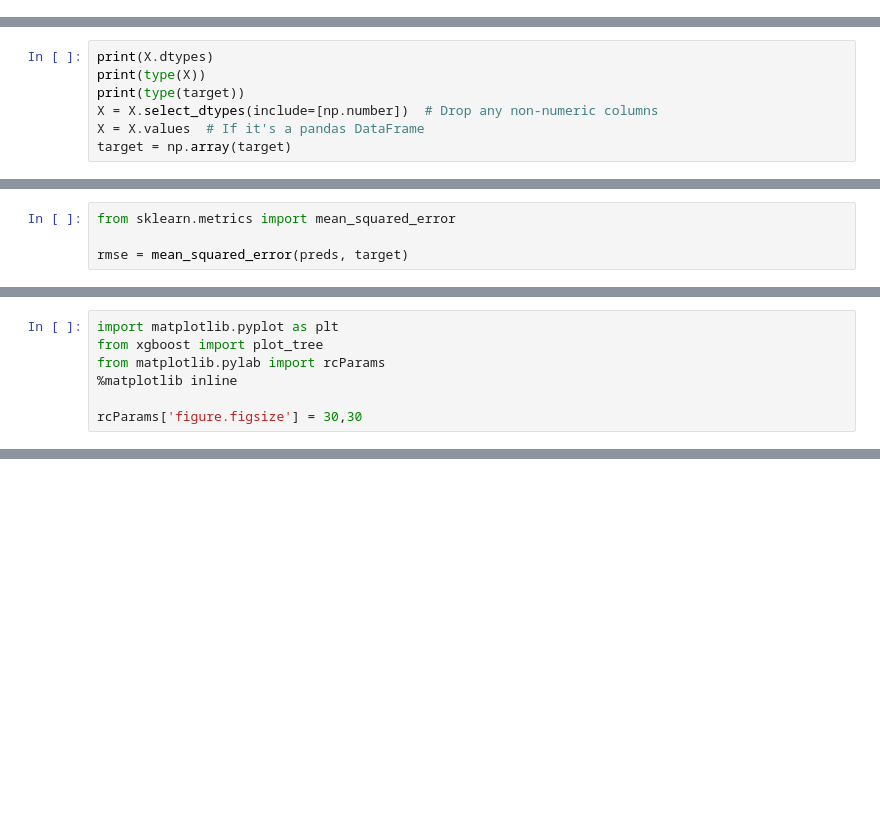
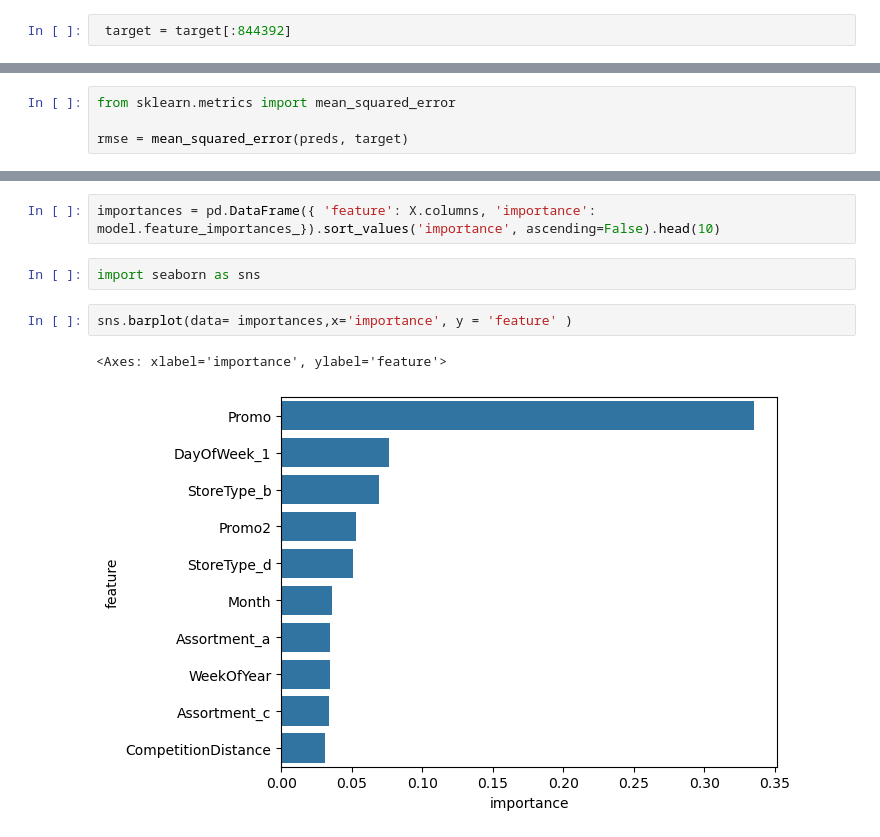
Before and after one commit to PranshuGhori/GradientBoosting, a Jupyter notebook: Gradient Boosting.ipynb, the cells around one changed output, grey strips where cells are left out. Cells and saved outputs as stored; diff of their text form; blank space fills up the shorter version.

```diff
--- a/Gradient Boosting.ipynb
+++ b/Gradient Boosting.ipynb
@@ -232,9 +209,4 @@ X
+# %%
+ target = target[:844392]
 # %% [markdown]
 GBM takes the y variable and averages it out then it calculates the residual which average of predicted y - actual y and it builds a decision tree which predicts residual with predictors then calculate how much residual is different from predicted residual then new decision tree are created to repeat the same process (training more trees to correct error from our previous trees )
-# %%
-print(X.dtypes)
-print(type(X))
-print(type(target))
-X = X.select_dtypes(include=[np.number])  # Drop any non-numeric columns
-X = X.values  # If it's a pandas DataFrame
-target = np.array(target)
@@ -279,7 +248,0 @@ plt.hist(merged_df.Sales.sample(1000));
-# %%
-import matplotlib.pyplot as plt
-from xgboost import plot_tree
-from matplotlib.pylab import rcParams
-%matplotlib inline
-
-rcParams['figure.figsize'] = 30,30
@@ -289,0 +265,9 @@ plot_tree(model, rankdir = 'LR')
+# %%
+importances = pd.DataFrame({ 'feature': X.columns, 'importance': model.feature_importances_}).sort_values('importance', ascending=False).head(10)
+# %%
+import seaborn as sns
+# %%
+sns.barplot(data= importances,x='importance', y = 'feature' )
+# %% [output]
+<Axes: xlabel='importance', ylabel='feature'>
+[figure, added]
```
Also changed, not shown: parts of 16 cells of this notebook.
